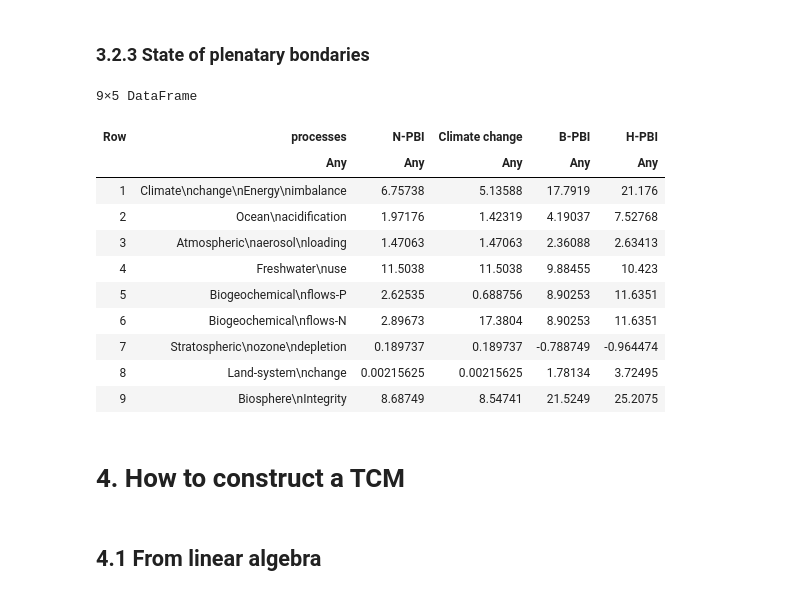
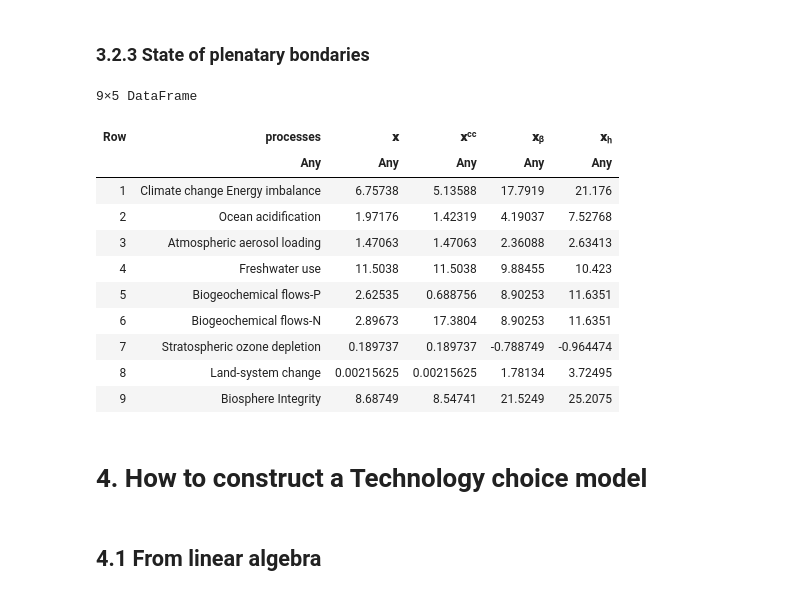
Before and after one commit to Michael-ljn/pathways-H2-prod-within-PBs, a Jupyter notebook: code/3_03_TCM.ipynb, the cells around one changed output. Drawn from its saved outputs; the diff is of its cells as text; code cells hidden in the pictures.

```diff
--- a/code/3_03_TCM.ipynb
+++ b/code/3_03_TCM.ipynb
@@ -143,17 +195,17 @@ Index Priority Blend Iterations            Objective Time (sec.) DetTime (ticks)
 ### **3.1.2 Climate change oriented optimisation**
 # %%
 modelᶜᶜ = Model(CPLEX.Optimizer);
-@variable(modelᶜᶜ , sᶜᶜ[1:length(processes)]);
-@objective(modelᶜᶜ , Min, (Λ[1,:]'*sᶜᶜ)./ω[1])# optimising for climate change only
+set_silent(modelᶜᶜ)
+@variable(modelᶜᶜ , sᶜᶜ[1:length(processes)])
+@objective(modelᶜᶜ , Min, (Λ[1,:]'*sᶜᶜ)./ω[1])
 @constraint(modelᶜᶜ , sᶜᶜ ≥ 0);
-@constraint(modelᶜᶜ , A * sᶜᶜ == f) # factor constraints as in Bachmann et al.
-# @constraint(modelᶜᶜ , ((Λ°[7,:]'*sᶜᶜ)/ω°[7]) ≤ 6) #Here it is possible to limite the transgression of a boundary, for instance the nitrogen boundary.
+@constraint(modelᶜᶜ , A * sᶜᶜ == f)
+# @constraint(modelᶜᶜ , ((Λ°[7,:]'*sᶜᶜ)/ω°[7]) ≤ 6)
 # @constraint(modelᶜᶜ , F * sᶜᶜ ≤ c)
-
 optimize!(modelᶜᶜ);
 # solution_summary(model)
 s°ᶜᶜ= value.(sᶜᶜ)
 𝐝ᶜᶜ=(Λ*s°ᶜᶜ)./ω
-𝐝ᶜᶜ[2]=0
-𝐱ᶜᶜ = 𝐝ᶜᶜ[Not(2)];
+𝐱ᶜᶜ = 𝐝ᶜᶜ
+DataFrame(hcat([catnames_ticks,𝐝ᶜᶜ,𝐱ᶜᶜ]...),["Boundaries","𝐝ᶜᶜ", "𝐱ᶜᶜ"])
 # %% [output]
@@ -191,15 +261,21 @@ Index Priority Blend Iterations            Objective Time (sec.) DetTime (ticks)
 ### **3.1.4 Optimisation with informed by biophysical+human-mediated interactions**
 # %%
 modelₕ = Model(CPLEX.Optimizer);
-@variable(modelₕ, sₕ[1:length(processes)]);
-@objective(modelₕ, Min, 𝚪ₕ*((Λ*sₕ)./ω))
+set_silent(modelₕ)
+
+@variable(modelₕ, sₕ[1:length(processes)])
+@variable(modelₕ, 𝐝ₕ[1:length(boundaries)])
+@variable(modelₕ, 𝐱ₕ[1:length(boundaries)])
+
+@objective(modelₕ, Min, 𝐱ₕ)
+
+@constraint(modelₕ, 𝐱ₕ == 𝚪ₕ * 𝐝ₕ)
+@constraint(modelₕ, 𝐝ₕ == (Λ*sₕ)./ω)
 @constraint(modelₕ, sₕ ≥ 0);
 @constraint(modelₕ, A * sₕ == f) # factor constraints as in Bachmann et al.
+
 # @constraint(modelₕ, F * sₕ ≤ c)
 optimize!(modelₕ);
 # solution_summary(modelₕ)
-sₕ°= value.(sₕ)
-𝐝ₕ=((Λ*sₕ°)./ω)
-𝐝ₕ[2]=0
-𝐱ₕ =(𝚪ₕ*𝐝ₕ)[Not(2)];
+DataFrame(hcat(catnames_ticks,[value.(i) for i ∈ [𝐝ₕ,𝐱ₕ]]...),["Boundaries","𝐝ₕ", "𝐱ₕ"])
 # %% [output]
@@ -256,22 +339,23 @@ DataFrame(hcat([catnames_ticks,𝐝,𝐝ᶜᶜ,𝐝ᵦ,𝐝ₕ]...),["processes"
 # %% [markdown]
 ### **3.2.3 State of plenatary bondaries**
 # %%
-DataFrame(hcat([catnames_ticks[Not(2)],𝐱,𝐱ᶜᶜ,𝐱ᵦ,𝐱ₕ]...),["processes","N-PBI", "Climate change", "B-PBI","H-PBI"])
+S=[𝐱,𝐱ᶜᶜ,𝐱ᵦ,𝐱ₕ]
+DataFrame(hcat([catnames_ticks,[value.(i) for i ∈ S]...]...),["processes","𝐱","𝐱ᶜᶜ","𝐱ᵦ","𝐱ₕ"])
 # %% [output]
 9×5 DataFrame
-| Row | processes | N-PBI | Climate change | B-PBI | H-PBI |
+| Row | processes | 𝐱 | 𝐱ᶜᶜ | 𝐱ᵦ | 𝐱ₕ |
 |  | Any | Any | Any | Any | Any |
-| 1 | Climate\nchange\nEnergy\nimbalance | 6.75738 | 5.13588 | 17.7919 | 21.176 |
-| 2 | Ocean\nacidification | 1.97176 | 1.42319 | 4.19037 | 7.52768 |
-| 3 | Atmospheric\naerosol\nloading | 1.47063 | 1.47063 | 2.36088 | 2.63413 |
-| 4 | Freshwater\nuse | 11.5038 | 11.5038 | 9.88455 | 10.423 |
-| 5 | Biogeochemical\nflows-P | 2.62535 | 0.688756 | 8.90253 | 11.6351 |
-| 6 | Biogeochemical\nflows-N | 2.89673 | 17.3804 | 8.90253 | 11.6351 |
-| 7 | Stratospheric\nozone\ndepletion | 0.189737 | 0.189737 | -0.788749 | -0.964474 |
-| 8 | Land-system\nchange | 0.00215625 | 0.00215625 | 1.78134 | 3.72495 |
-| 9 | Biosphere\nIntegrity | 8.68749 | 8.54741 | 21.5249 | 25.2075 |
+| 1 | Climate change Energy imbalance | 6.75738 | 5.13588 | 17.7919 | 21.176 |
+| 2 | Ocean acidification | 1.97176 | 1.42319 | 4.19037 | 7.52768 |
+| 3 | Atmospheric aerosol loading | 1.47063 | 1.47063 | 2.36088 | 2.63413 |
+| 4 | Freshwater use | 11.5038 | 11.5038 | 9.88455 | 10.423 |
+| 5 | Biogeochemical flows-P | 2.62535 | 0.688756 | 8.90253 | 11.6351 |
+| 6 | Biogeochemical flows-N | 2.89673 | 17.3804 | 8.90253 | 11.6351 |
+| 7 | Stratospheric ozone depletion | 0.189737 | 0.189737 | -0.788749 | -0.964474 |
+| 8 | Land-system change | 0.00215625 | 0.00215625 | 1.78134 | 3.72495 |
+| 9 | Biosphere Integrity | 8.68749 | 8.54741 | 21.5249 | 25.2075 |
 # %% [markdown]
-# **4. How to construct a TCM**
+# **4. How to construct a Technology choice model**
 # %% [markdown]
 ## **4.1 From linear algebra**
 # %%
```
Also changed, not shown: parts of 22 cells of this notebook, 7 other files.
